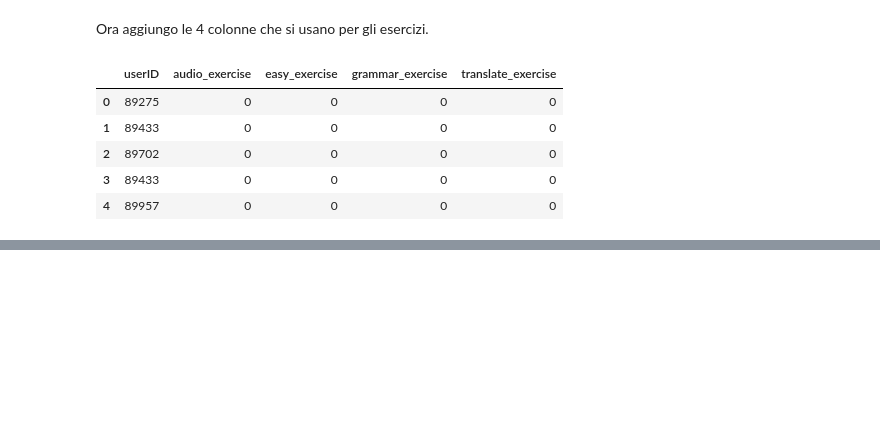
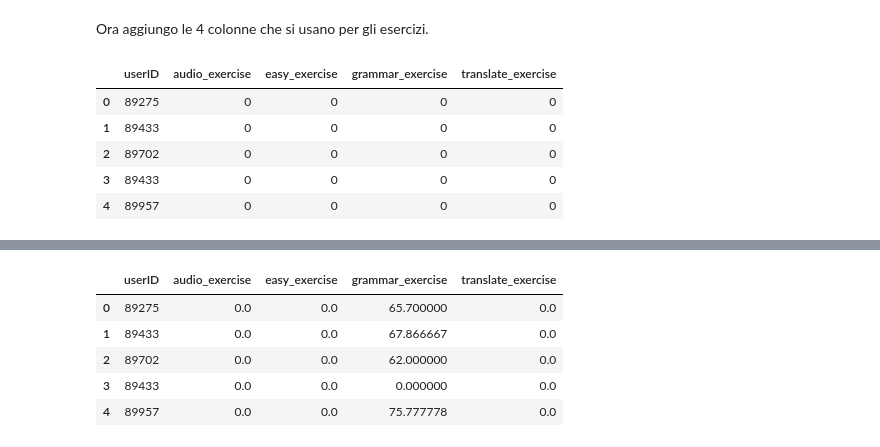
Before and after one commit to francobelloni85/DataMiningUni, a Jupyter notebook: project_exam.ipynb, the cells around one changed output, grey strips where cells are left out. Cells and saved outputs as stored; diff of their text form; code cells hidden in the pictures; blank space fills up the shorter version.

Commit message:
[ADD] create user vector (part 1)

```diff
--- a/project_exam.ipynb
+++ b/project_exam.ipynb
@@ -544,0 +567,42 @@ user_dataset_v1.head()
+# %%
+return
+
+def get_score(my_dataset, user_id:int) -> int:
+    mask = my_dataset[my_dataset['userID'] == user_id]
+    if (len(mask.index) > 1):
+        raise Exception("2 times the userID!")
+    if (len(mask.index) > 0):
+        exercise_value = my_dataset.loc[mask.index[0],'exercise_score']
+        return exercise_value
+    else:
+        return 0
+
+def set_user_vector(my_dataset, user_id:int, my_audio_exercise_value, my_easy_exercise_value, my_grammar_exercise_value, my_translate_exercise_value  ) -> int:
+    mask = my_dataset[my_dataset['userID'] == user_id]
+    if (my_audio_exercise_value != 0):
+        my_dataset.loc[mask.index[0],'audio_exercise'] = my_audio_exercise_value
+    if (my_easy_exercise_value != 0):
+        my_dataset.loc[mask.index[0],'easy_exercise'] = my_easy_exercise_value
+    if (my_grammar_exercise_value != 0):
+        my_dataset.loc[mask.index[0],'grammar_exercise'] = my_grammar_exercise_value
+    if (my_translate_exercise_value != 0):
+        my_dataset.loc[mask.index[0],'translate_exercise'] = my_translate_exercise_value
+
+# list of values of 'Marks' column
+users = user_dataset['userID'].tolist()
+
+for current_user_id in users:
+    audio_exercise_value = get_score(user_dataset_audio_exercise_v1,current_user_id)
+    easy_exercise_value = get_score(user_dataset_easy_exercise_v1,current_user_id)
+    grammar_exercise_value = get_score(user_dataset_grammar_exercise_v1,current_user_id)
+    translate_exercise_value = get_score(user_dataset_translate_exercise_v1,current_user_id)
+    set_user_vector(user_dataset_v1,current_user_id,audio_exercise_value,easy_exercise_value,grammar_exercise_value,translate_exercise_value)
+
+user_dataset_v1.head()
+# %% [output]
+|  | userID | audio_exercise | easy_exercise | grammar_exercise | translate_exercise |
+| 0 | 89275 | 0.0 | 0.0 | 65.700000 | 0.0 |
+| 1 | 89433 | 0.0 | 0.0 | 67.866667 | 0.0 |
+| 2 | 89702 | 0.0 | 0.0 | 62.000000 | 0.0 |
+| 3 | 89433 | 0.0 | 0.0 | 0.000000 | 0.0 |
+| 4 | 89957 | 0.0 | 0.0 | 75.777778 | 0.0 |
```
Also changed, not shown: parts of 4 cells of this notebook.
